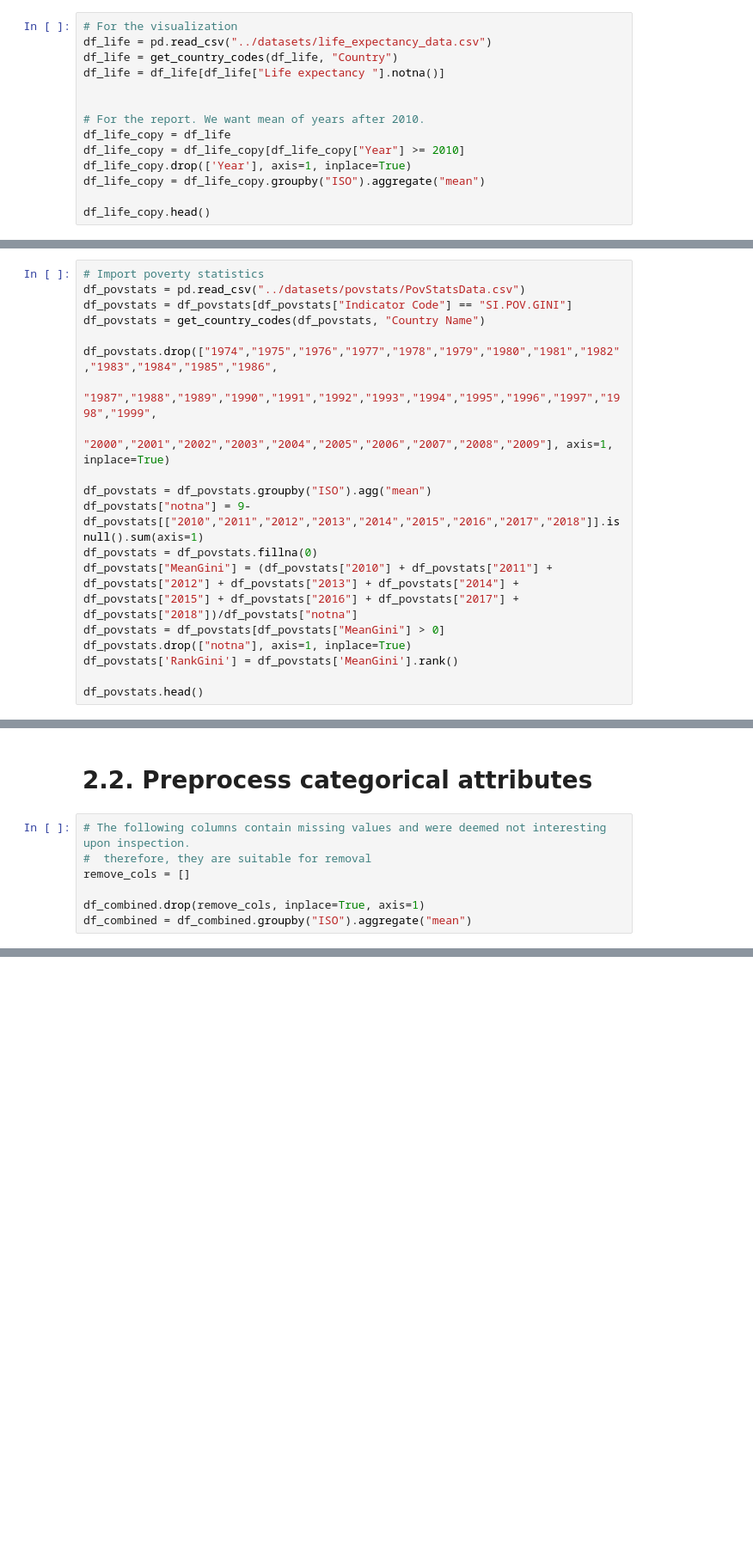
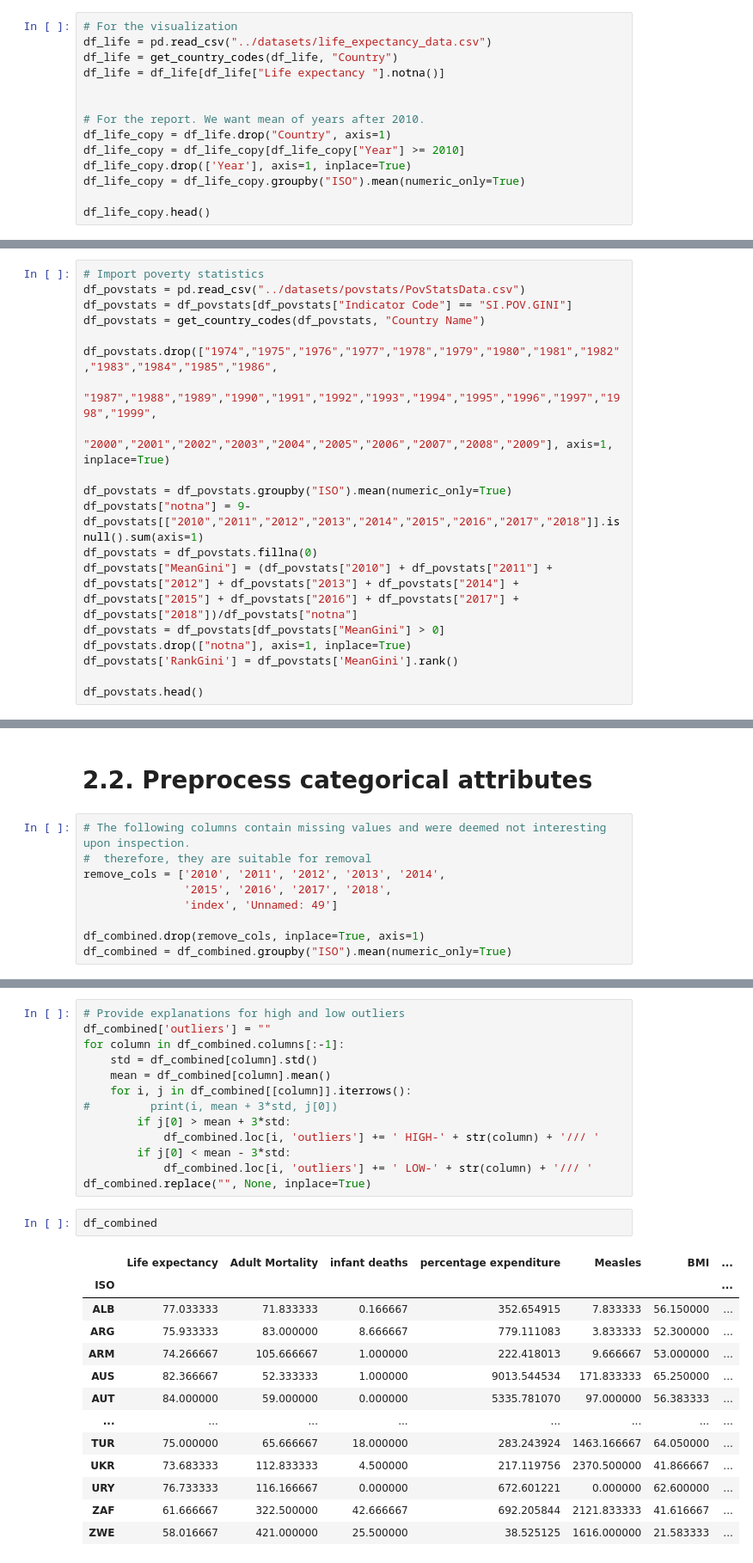
Before and after one commit to rikvanloenhout/2AMD20, a Jupyter notebook: src/main.ipynb, the cells around one changed output, grey strips where cells are left out. Shown at 86% size. Cells and saved outputs as stored; diff of their text form; blank space fills up the shorter version.

```diff
--- a/src/main.ipynb
+++ b/src/main.ipynb
@@ -240,10 +240,10 @@ df_life = df_life[df_life["Life expectancy "].notna()]
 
 
 # For the report. We want mean of years after 2010.
-df_life_copy = df_life
+df_life_copy = df_life.drop("Country", axis=1)
 df_life_copy = df_life_copy[df_life_copy["Year"] >= 2010]
 df_life_copy.drop(['Year'], axis=1, inplace=True)
-df_life_copy = df_life_copy.groupby("ISO").aggregate("mean")
+df_life_copy = df_life_copy.groupby("ISO").mean(numeric_only=True)
 
 df_life_copy.head()
 # %% [output]
@@ -341,7 +337,7 @@ df_povstats.drop(["1974","1975","1976","1977","1978","1979","1980","1981","1982"
                   "1987","1988","1989","1990","1991","1992","1993","1994","1995","1996","1997","1998","1999",
                   "2000","2001","2002","2003","2004","2005","2006","2007","2008","2009"], axis=1, inplace=True)
 
-df_povstats = df_povstats.groupby("ISO").agg("mean")
+df_povstats = df_povstats.groupby("ISO").mean(numeric_only=True)
 df_povstats["notna"] = 9-df_povstats[["2010","2011","2012","2013","2014","2015","2016","2017","2018"]].isnull().sum(axis=1)
 df_povstats = df_povstats.fillna(0)
 df_povstats["MeanGini"] = (df_povstats["2010"] + df_povstats["2011"] + df_povstats["2012"] + df_povstats["2013"] + df_povstats["2014"] + df_povstats["2015"] + df_povstats["2016"] + df_povstats["2017"] + df_povstats["2018"])/df_povstats["notna"]
@@ -433,10 +429,12 @@ dtype: bool
 # %%
 # The following columns contain missing values and were deemed not interesting upon inspection.
 #  therefore, they are suitable for removal
-remove_cols = []
+remove_cols = ['2010', '2011', '2012', '2013', '2014',
+               '2015', '2016', '2017', '2018',
+               'index', 'Unnamed: 49']
 
 df_combined.drop(remove_cols, inplace=True, axis=1)
-df_combined = df_combined.groupby("ISO").aggregate("mean")
+df_combined = df_combined.groupby("ISO").mean(numeric_only=True)
 # %%
 # Ensure all categorical attributes are now without NaN
 df_combined.info()
@@ -463,0 +459,29 @@ df_combined.to_csv("../datasets/all_data.csv")
+# %%
+# Provide explanations for high and low outliers
+df_combined['outliers'] = ""
+for column in df_combined.columns[:-1]:
+    std = df_combined[column].std()
+    mean = df_combined[column].mean()
+    for i, j in df_combined[[column]].iterrows():
+#         print(i, mean + 3*std, j[0])
+        if j[0] > mean + 3*std:
+            df_combined.loc[i, 'outliers'] += ' HIGH-' + str(column) + '/// '
+        if j[0] < mean - 3*std:
+            df_combined.loc[i, 'outliers'] += ' LOW-' + str(column) + '/// '
+df_combined.replace("", None, inplace=True)
+# %%
+df_combined
+# %% [output]
+|  | Life expectancy | Adult Mortality | infant deaths | percentage expenditure | Measles | BMI | ... |
+| ISO |  |  |  |  |  |  | ... |
+| ALB | 77.033333 | 71.833333 | 0.166667 | 352.654915 | 7.833333 | 56.150000 | ... |
+| ARG | 75.933333 | 83.000000 | 8.666667 | 779.111083 | 3.833333 | 52.300000 | ... |
+| ARM | 74.266667 | 105.666667 | 1.000000 | 222.418013 | 9.666667 | 53.000000 | ... |
+| AUS | 82.366667 | 52.333333 | 1.000000 | 9013.544534 | 171.833333 | 65.250000 | ... |
+| AUT | 84.000000 | 59.000000 | 0.000000 | 5335.781070 | 97.000000 | 56.383333 | ... |
+| ... | ... | ... | ... | ... | ... | ... | ... |
+| TUR | 75.000000 | 65.666667 | 18.000000 | 283.243924 | 1463.166667 | 64.050000 | ... |
+| UKR | 73.683333 | 112.833333 | 4.500000 | 217.119756 | 2370.500000 | 41.866667 | ... |
+| URY | 76.733333 | 116.166667 | 0.000000 | 672.601221 | 0.000000 | 62.600000 | ... |
+| ZAF | 61.666667 | 322.500000 | 42.666667 | 692.205844 | 2121.833333 | 41.616667 | ... |
+| ZWE | 58.016667 | 421.000000 | 25.500000 | 38.525125 | 1616.000000 | 21.583333 | ... |
```
Also changed, not shown: parts of 15 cells of this notebook, 12 other files.
